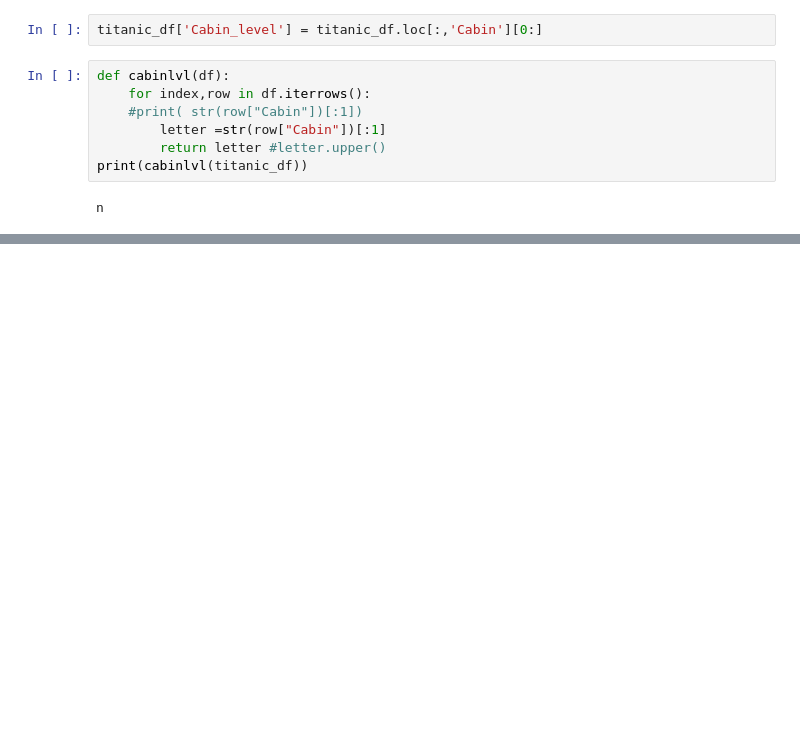
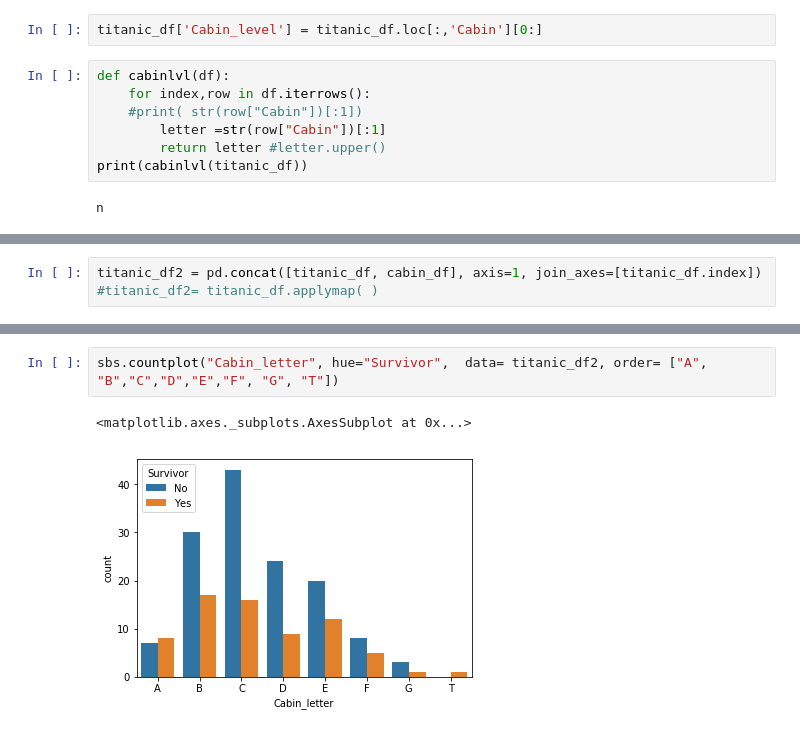
Before and after one commit to Mixsa12/Learning, a Jupyter notebook: Titanic_Data_Project_Udemy/Titanic Data intro project.ipynb, the cells around one changed output, grey strips where cells are left out. Saved outputs shown, nothing was run; the diff lists cells and outputs as text; blank space fills up the shorter version.

```diff
--- a/Titanic_Data_Project_Udemy/Titanic Data intro project.ipynb
+++ b/Titanic_Data_Project_Udemy/Titanic Data intro project.ipynb
@@ -233,3 +298,6 @@ titanic_df2= titanic_df.apply(lambda x: cabinlvl(titanic_df))
+# %%
+titanic_df2 = pd.concat([titanic_df, cabin_df], axis=1, join_axes=[titanic_df.index])
+#titanic_df2= titanic_df.applymap( )
 # %%
 titanic_df2.head()
 # %% [output]
@@ -241,0 +311,5 @@ dtype: object
+# %%
+sbs.countplot("Cabin_letter", hue="Survivor",  data= titanic_df2, order= ["A", "B","C","D","E","F", "G", "T"])
+# %% [output]
+<matplotlib.axes._subplots.AxesSubplot at 0x...>
+[figure, added]
```
Also changed, not shown: parts of 10 cells of this notebook.
